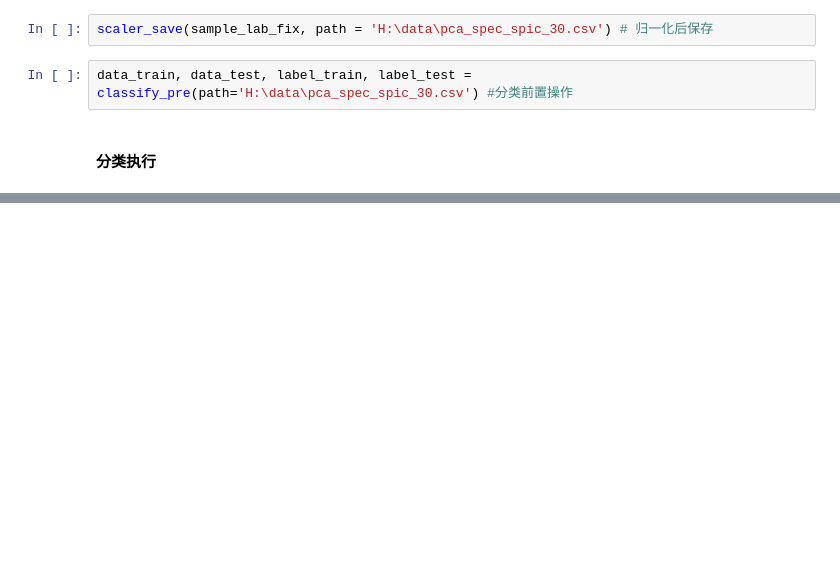
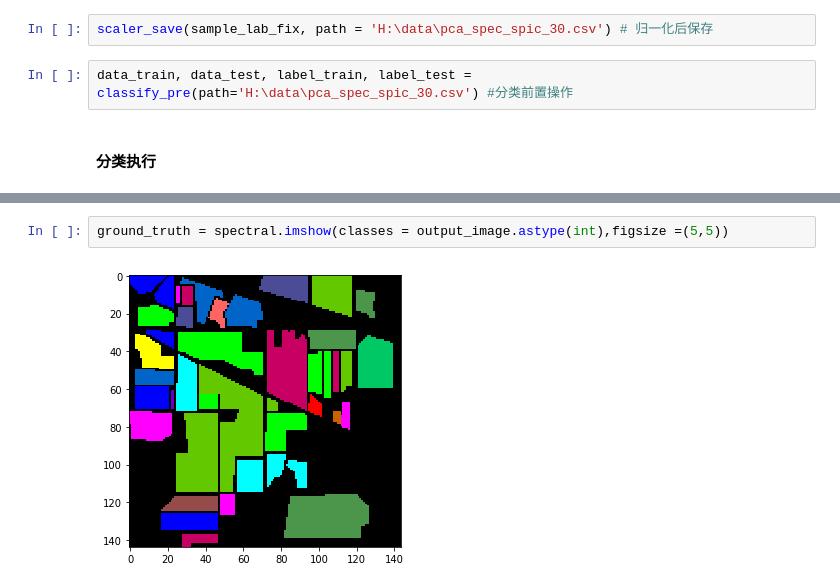
Before and after one commit to SemieZX/matrix_and_vector, a Jupyter notebook: pca_hpi.ipynb, the cells around one changed output, grey strips where cells are left out. Drawn from its saved outputs; the diff is of its cells as text; blank space fills up the shorter version.

```diff
--- a/pca_hpi.ipynb
+++ b/pca_hpi.ipynb
@@ -437,0 +425,4 @@ joblib.dump(clf,"pca_specr_spi_30.m")
+# %%
+ground_truth = spectral.imshow(classes = output_image.astype(int),figsize =(5,5))
+# %% [output]
+[figure, added]
```
Also changed, not shown: parts of 32 cells of this notebook, 6 other files.
